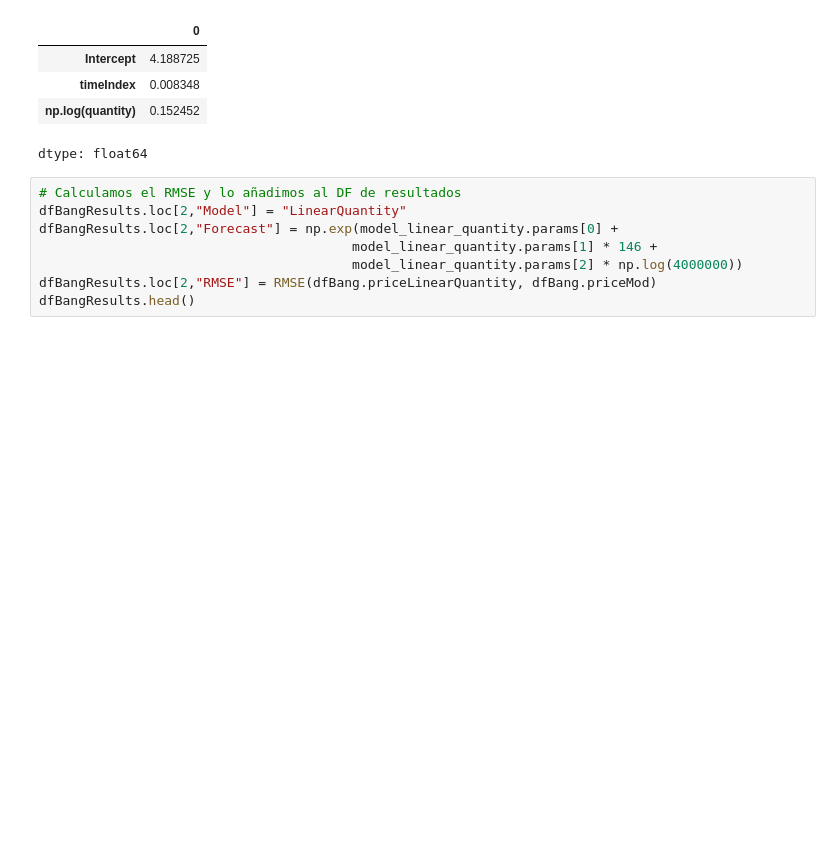
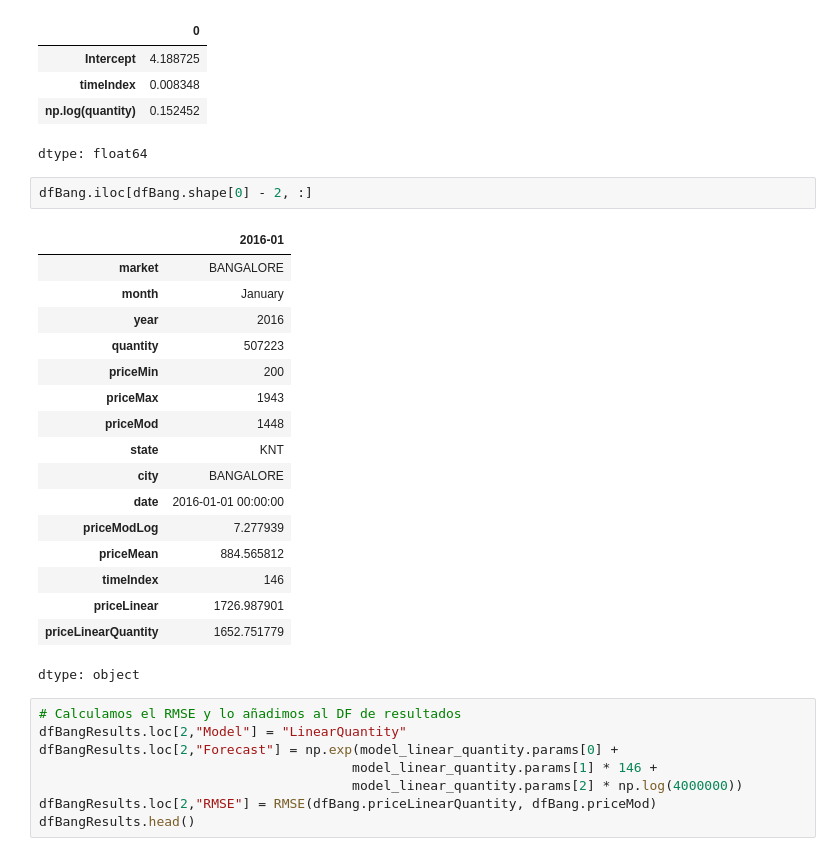
Before and after one commit to sbfanton/python-courses, a Jupyter notebook: humai/04-machine-learning/9_SeriesDeTiempo/1_ARIMA.ipynb, the cells around one changed output. Cells and saved outputs as stored; diff of their text form; blank space fills up the shorter version.

```diff
--- a/humai/04-machine-learning/9_SeriesDeTiempo/1_ARIMA.ipynb
+++ b/humai/04-machine-learning/9_SeriesDeTiempo/1_ARIMA.ipynb
@@ -618,6 +618,26 @@ model_linear_quantity.params
 | timeIndex | 0.008348 |
 | np.log(quantity) | 0.152452 |
 dtype: float64
+# %%
+dfBang.iloc[dfBang.shape[0] - 2, :]
+# %% [output]
+|  | 2016-01 |
+| market | BANGALORE |
+| month | January |
+| year | 2016 |
+| quantity | 507223 |
+| priceMin | 200 |
+| priceMax | 1943 |
+| priceMod | 1448 |
+| state | KNT |
+| city | BANGALORE |
+| date | 2016-01-01 00:00:00 |
+| priceModLog | 7.277939 |
+| priceMean | 884.565812 |
+| timeIndex | 146 |
+| priceLinear | 1726.987901 |
+| priceLinearQuantity | 1652.751779 |
+dtype: object
 # %%
 # Calculamos el RMSE y lo añadimos al DF de resultados
 dfBangResults.loc[2,"Model"] = "LinearQuantity"
```
Also changed, not shown: parts of 16 cells of this notebook, 9 other files.
